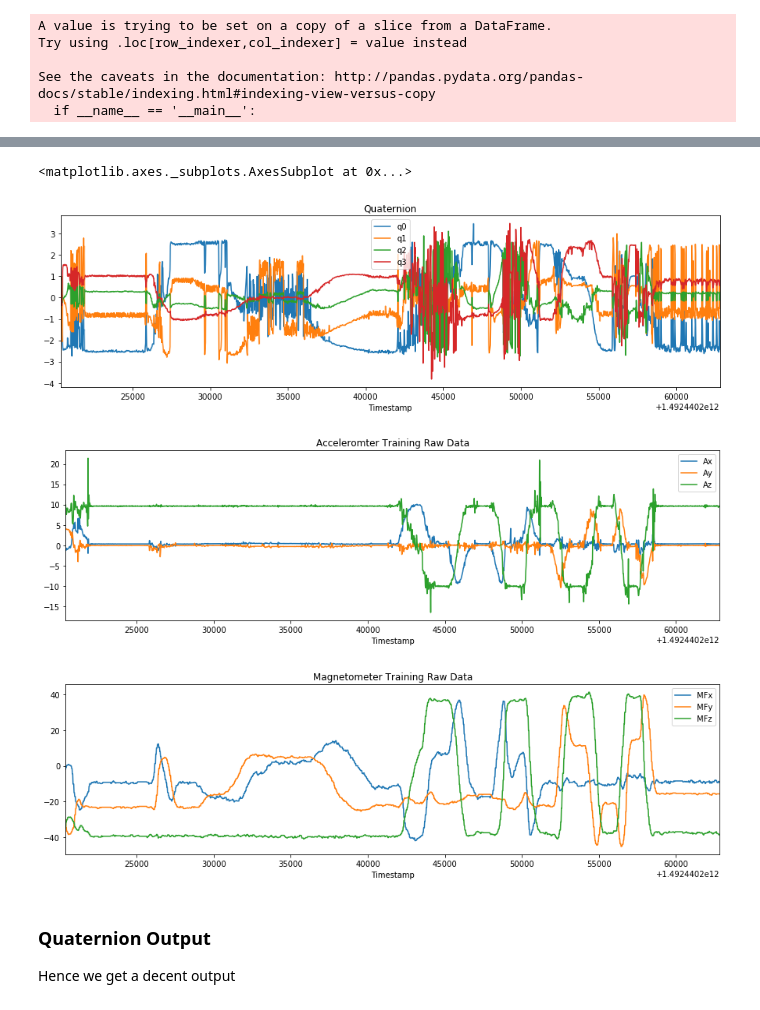
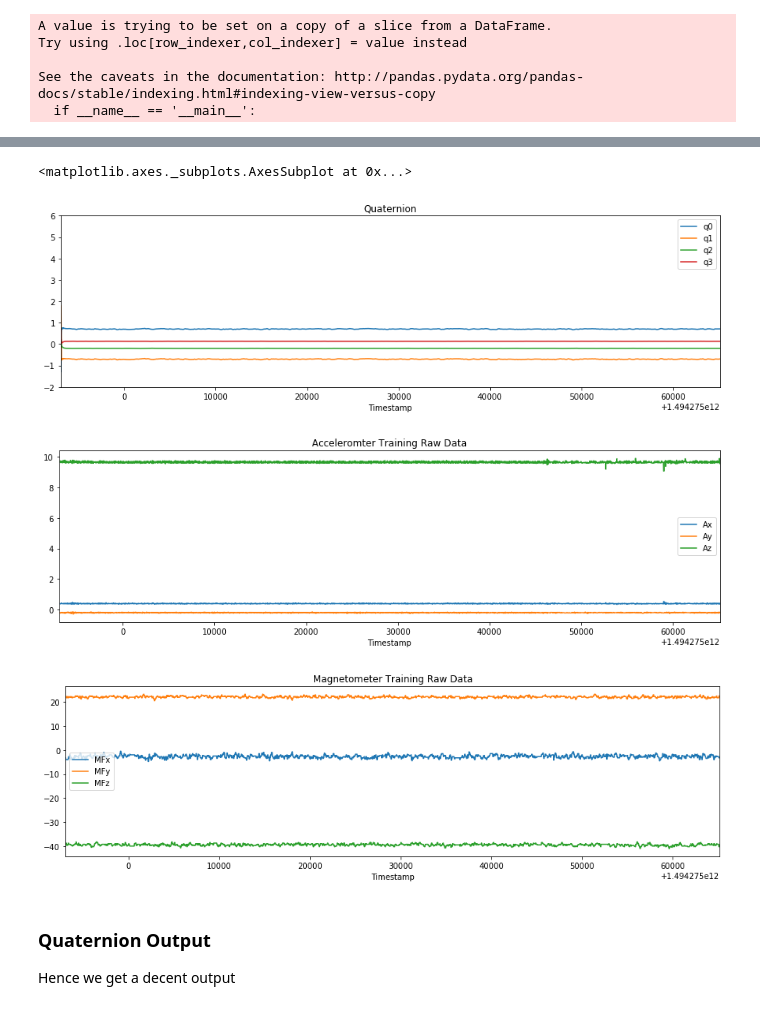
Before and after one commit to omkarkulkarni/Kalman_IMU_Sensor_Fusion, a Jupyter notebook: Gauss-Newton/TestGaussNewton.ipynb, the cells around one changed output, grey strips where cells are left out. Drawn from its saved outputs; the diff is of its cells as text; code cells hidden in the pictures.

Commit message:
commit the changes made in Gauss newton. Still need to generate the graph

```diff
--- a/Gauss-Newton/TestGaussNewton.ipynb
+++ b/Gauss-Newton/TestGaussNewton.ipynb
@@ -88,7 +88,7 @@ class GaussNewtonOptimization:
     """
     ## class variables : to be used later
     counter = 0
-    depth = 15
+    depth = 6
 
     def __call__(self):
         GaussNewtonOptimization.counter += 1
@@ -251,8 +251,9 @@ import matplotlib.pyplot as plt
 matplotlib.rcParams['figure.figsize'] = (20.0, 10.0)
 
 #HIMU-2017-03-21_15-58-07 ; HIMU-2017-04-17_16-43-40
-#dataraw = pd.read_csv("HIMU-2017-03-21_15-58-07.txt", skiprows=4)
-dataraw = pd.read_csv("HIMU-2017-04-17_16-43-40.txt", skiprows=4)
+dataraw = pd.read_csv("/home/omkar/thesis/Version4/rawdata/At0degrees.txt", skiprows=4)
+#/home/omkar/thesis/Version4/rawdata/IdlesetAngle.txt
+#dataraw = pd.read_csv("/home/omkar/thesis/Version4/rawdata/test2.txt", skiprows=4)
 
 dataraw.shape
 ## Data Extraction
@@ -363,13 +364,13 @@ data.head(8)
 # %%
-data.plot(x='Timestamp',y=['q0','q1','q2','q3'],title="Quaternion",figsize=(15.0, 4.0))
+data.plot(x='Timestamp',y=['q0','q1','q2','q3'],title="Quaternion",figsize=(15.0, 4.0),ylim=(-2,6))
 data.plot(x='Timestamp',y=['Ax','Ay','Az'],title="Acceleromter Training Raw Data",figsize=(15.0, 4.0))
 #data.plot(x='Timestamp',y=['Gx','Gy','Gz'],title="Gyroscope Training Raw Data",figsize=(15.0, 4.0))
 data.plot(x='Timestamp',y=['MFx','MFy','MFz'],title="Magnetometer Training Raw Data",figsize=(15.0, 4.0))
 # %% [output]
 <matplotlib.axes._subplots.AxesSubplot at 0x...>
-[figure, old version]
+[figure, new version]
-[figure, old version]
+[figure, new version]
-[figure, old version]
+[figure, new version]
 # %% [markdown]
 ### Quaternion Output
 
```
Also changed, not shown: parts of 5 cells of this notebook.
